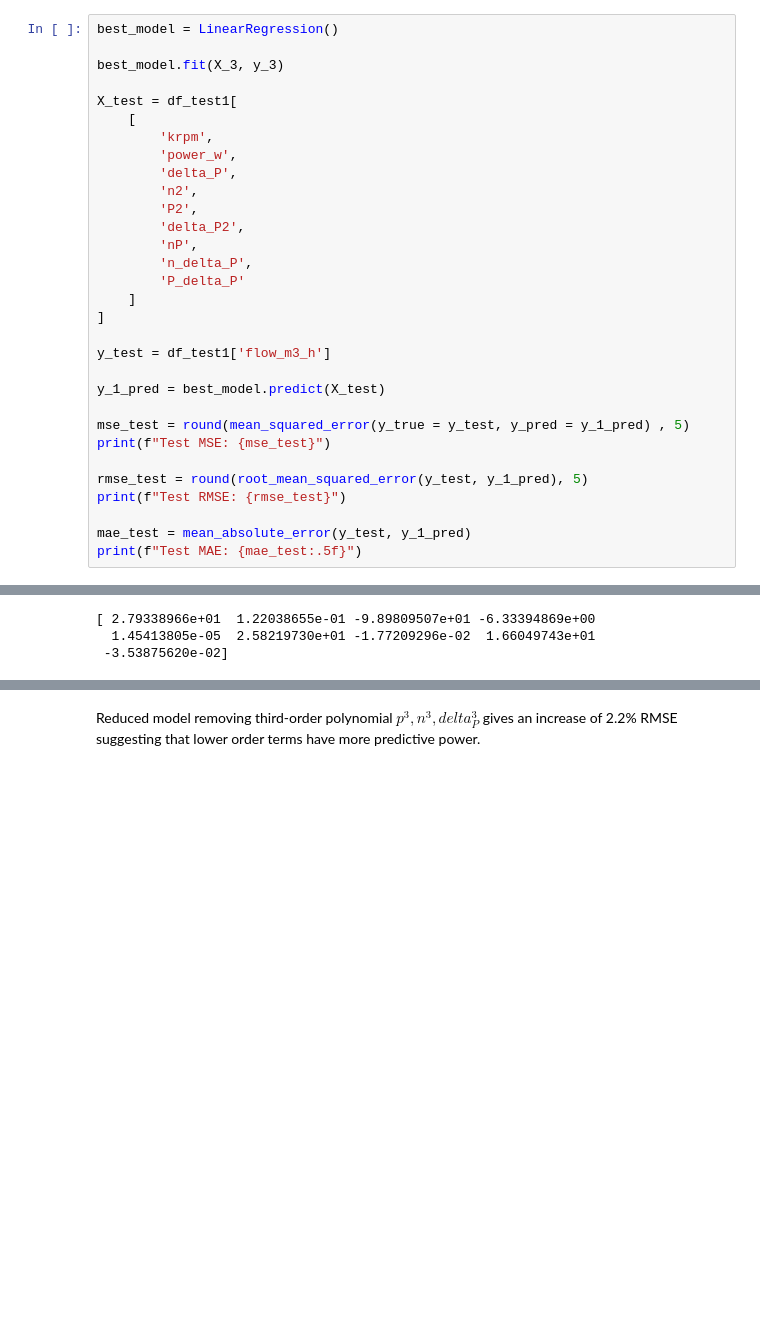
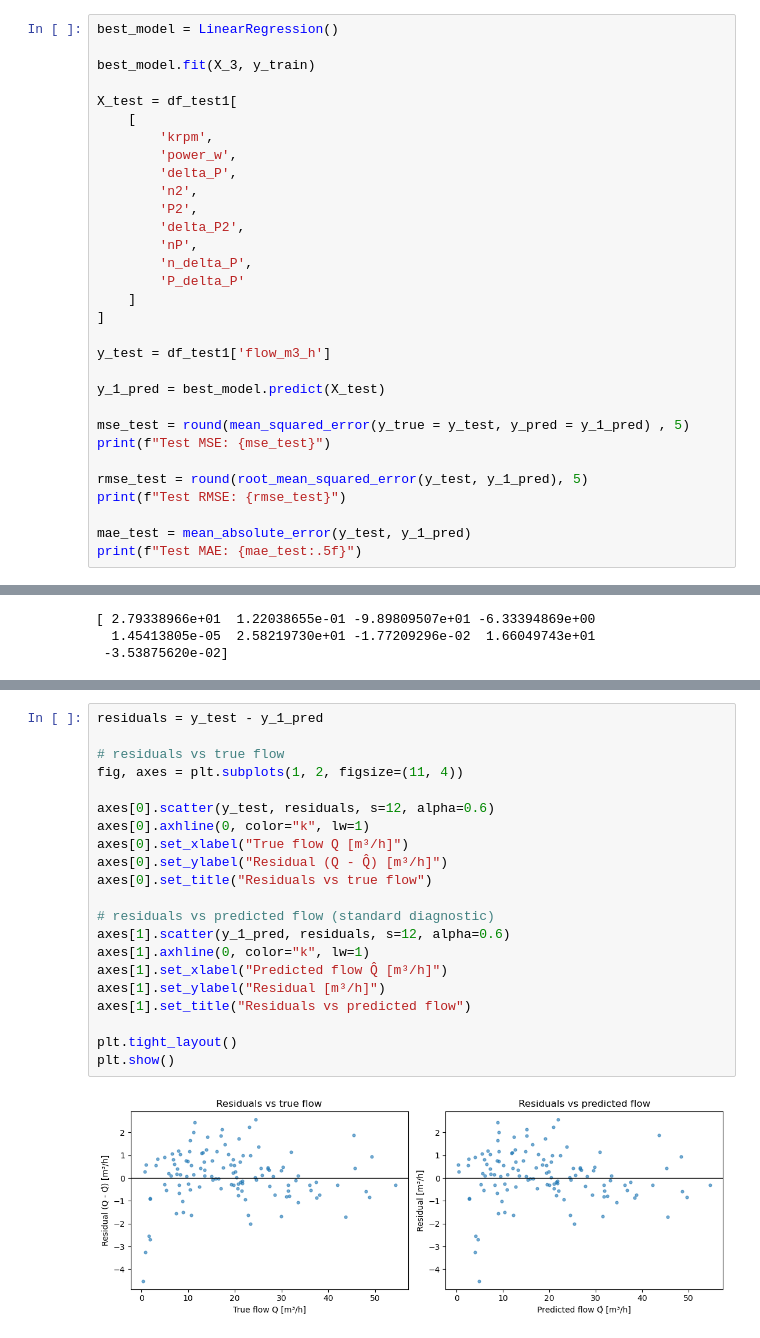
Before and after one commit to emmdupont/The_PowerPredict_Girls, a Jupyter notebook: task_1.ipynb, the cells around one changed output, grey strips where cells are left out. Saved outputs shown, nothing was run; the diff lists cells and outputs as text; blank space fills up the shorter version.

```diff
--- a/task_1.ipynb
+++ b/task_1.ipynb
@@ -194,7 +143,7 @@ Average RMSE: 1.2347527052761031
 # %%
 best_model = LinearRegression()
 
-best_model.fit(X_3, y_3)
+best_model.fit(X_3, y_train)
 
 X_test = df_test1[
     [
@@ -293,2 +208,23 @@ $$\hat{Q}= -17.941+27.934(krpm)+0.122(power_w)-98.981(\nabla P)-6.334(n^2)+1.45
-# %% [markdown]
-Reduced model removing third-order polynomial $p^3, n^3, delta_P^3$ gives an increase of 2.2% RMSE suggesting that lower order terms have more predictive power.
+# %%
+residuals = y_test - y_1_pred
+
+# residuals vs true flow
+fig, axes = plt.subplots(1, 2, figsize=(11, 4))
+
+axes[0].scatter(y_test, residuals, s=12, alpha=0.6)
+axes[0].axhline(0, color="k", lw=1)
+axes[0].set_xlabel("True flow Q [m³/h]")
+axes[0].set_ylabel("Residual (Q - Q̂) [m³/h]")
+axes[0].set_title("Residuals vs true flow")
+
+# residuals vs predicted flow (standard diagnostic)
+axes[1].scatter(y_1_pred, residuals, s=12, alpha=0.6)
+axes[1].axhline(0, color="k", lw=1)
+axes[1].set_xlabel("Predicted flow Q̂ [m³/h]")
+axes[1].set_ylabel("Residual [m³/h]")
+axes[1].set_title("Residuals vs predicted flow")
+
+plt.tight_layout()
+plt.show()
+# %% [output]
+[figure, added]
```
Also changed, not shown: parts of 12 cells of this notebook.
